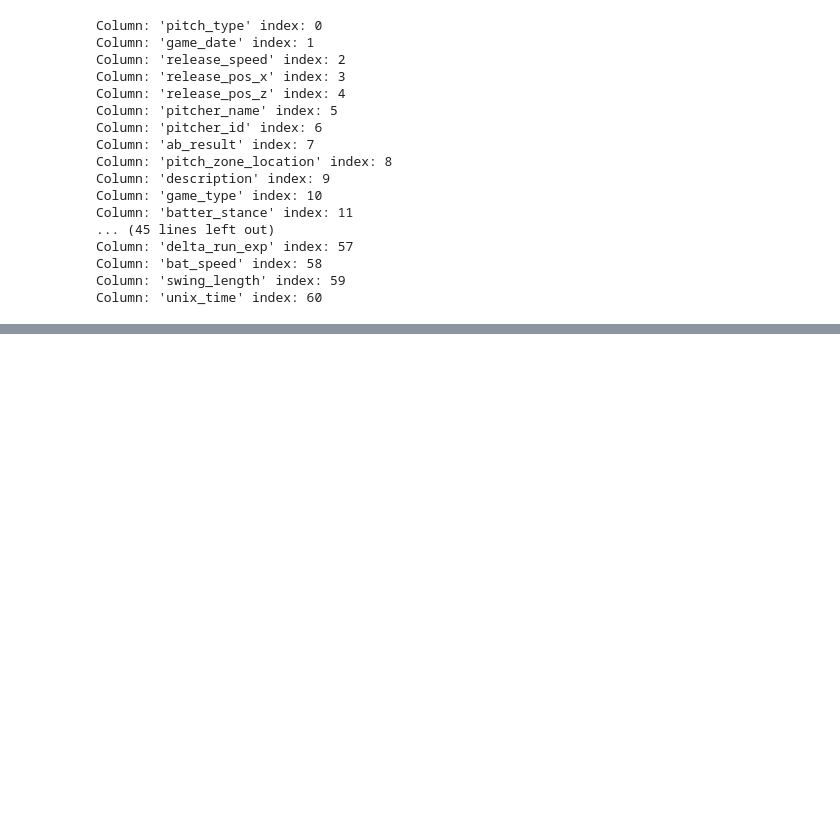
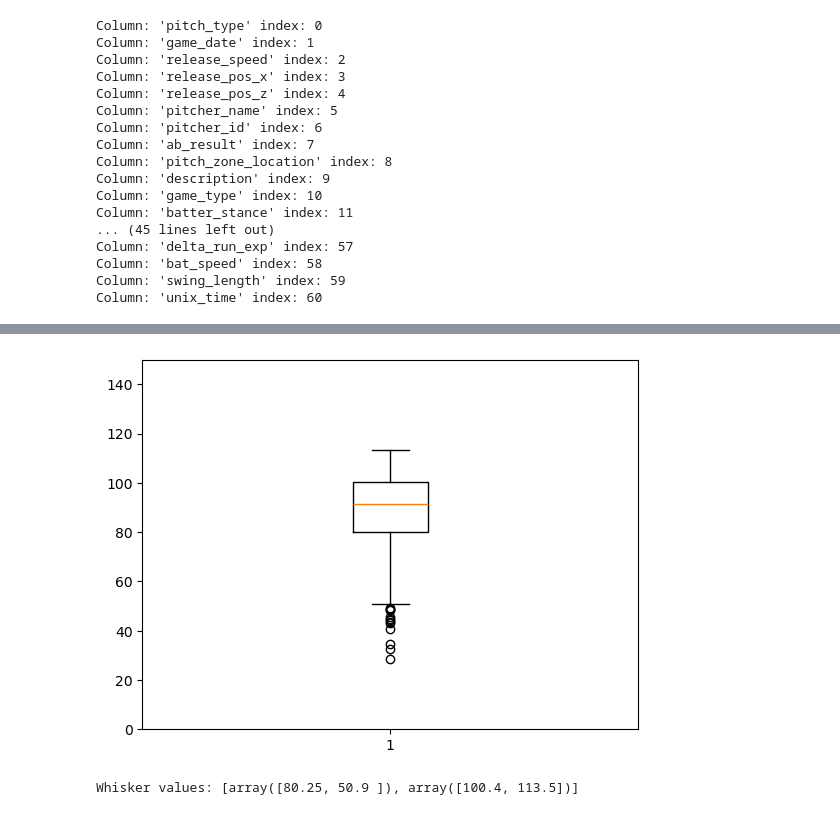
Before and after one commit to Matt-Heinen/DSC-540, a Jupyter notebook: Term Project/Heinen_DSC540_Milestone_2.ipynb, the cells around one changed output, grey strips where cells are left out. Saved outputs shown, nothing was run; the diff lists cells and outputs as text; code cells hidden in the pictures; blank space fills up the shorter version.

```diff
--- a/Term Project/Heinen_DSC540_Milestone_2.ipynb
+++ b/Term Project/Heinen_DSC540_Milestone_2.ipynb
@@ -326,0 +344,6 @@ print(carlos)
+# %%
+# Remove bat_speed and swing_length.
+carlos = carlos.drop(['bat_speed', 'swing_length'], axis=1)
+
+# View new size of df to validate drop.
+carlos.shape
@@ -326,0 +361,14 @@ print(carlos)
+# %%
+
+
+boxplot=plt.boxplot(carlos.launch_speed.dropna())
+plt.ylim(0, 150)  # Adjust the y-axis limits
+plt.show()
+
+
+# View the values of the whiskers
+whisker_values = [whiskers.get_ydata() for whiskers in boxplot['whiskers']]
+print("Whisker values:", whisker_values)
+# %% [output]
+[figure, added]
+Whisker values: [array([80.25, 50.9 ]), array([100.4, 113.5])]
```
Also changed, not shown: parts of 9 cells of this notebook, 1 other file.
